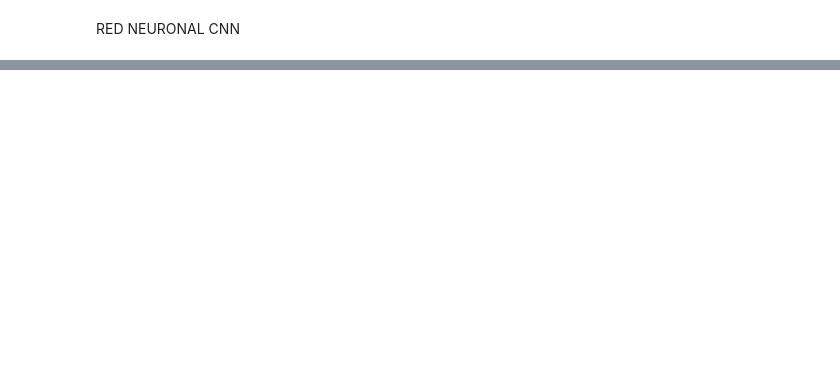
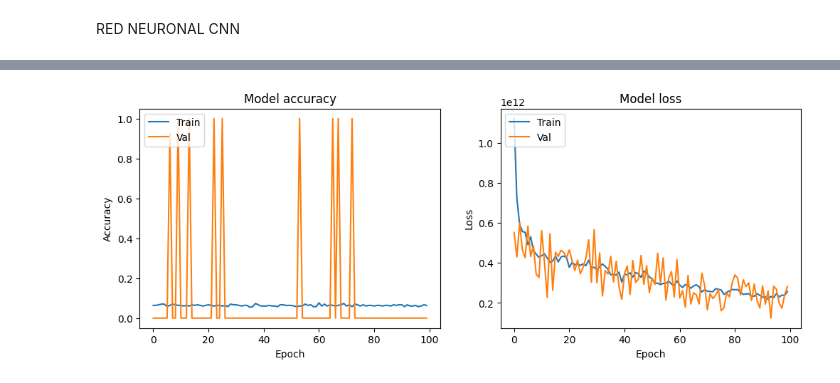
Before and after one commit to katumbac/CNN, a Jupyter notebook: datosmat.ipynb, the cells around one changed output, grey strips where cells are left out. Drawn from its saved outputs; the diff is of its cells as text; code cells hidden in the pictures; blank space fills up the shorter version.

```diff
--- a/datosmat.ipynb
+++ b/datosmat.ipynb
@@ -1027,0 +1447,2 @@ def plot_marker(data):
+# %%
+history2 = model.fit(train_inputs2, train_labels2, epochs=100, batch_size=1, validation_data=(val_inputs2, val_labels2))
@@ -1027,0 +1467,4 @@ def plot_marker(data):
+# %%
+plot_training_history(history2, save_path=None)
+# %% [output]
+[figure, added]
```
Also changed, not shown: parts of 65 cells of this notebook.
